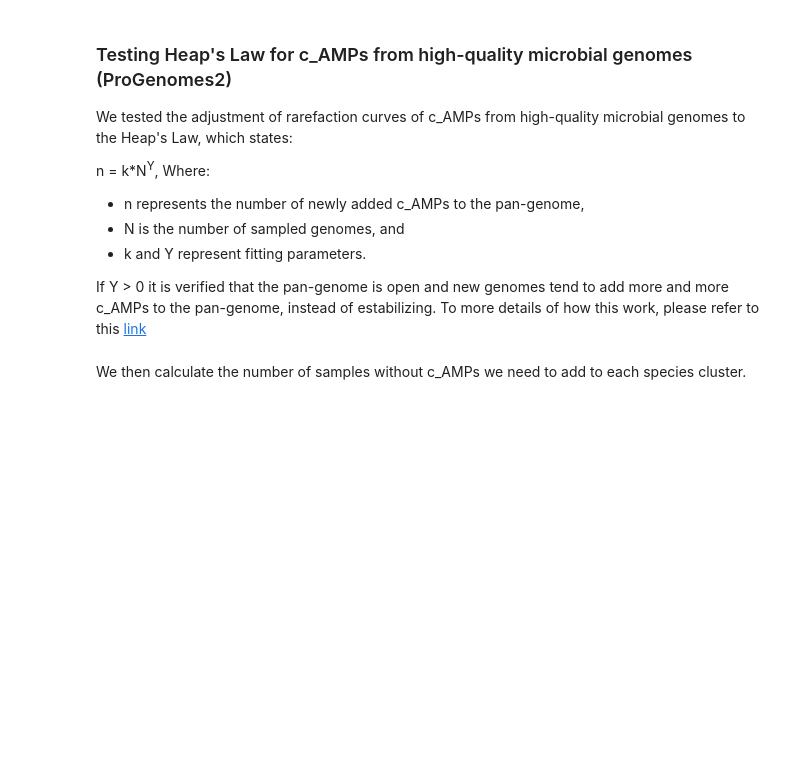
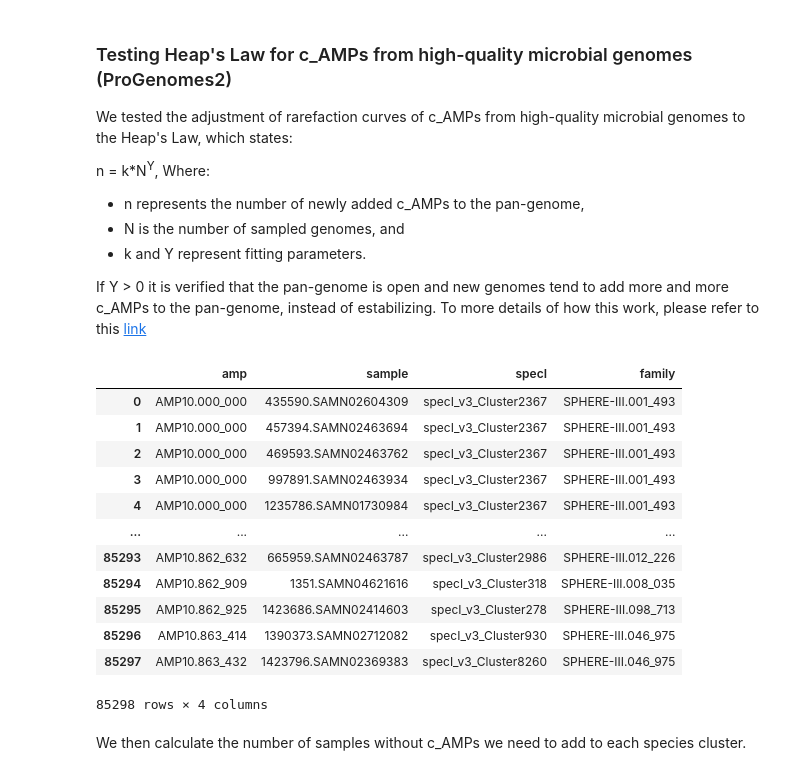
Before and after one commit to BigDataBiology/SantosJunior_Torres_2024_AMPSphere_v1, a Jupyter notebook: Manuscript_Analysis/testing_Heaps_law.ipynb, the cells around one changed output. Saved outputs shown, nothing was run; the diff lists cells and outputs as text; code cells hidden in the pictures; blank space fills up the shorter version.

```diff
--- a/Manuscript_Analysis/testing_Heaps_law.ipynb
+++ b/Manuscript_Analysis/testing_Heaps_law.ipynb
@@ -72,5 +73,24 @@ refdata = pd.read_table('data/gmsc_amp_genes_envohr_source.tsv.gz',
 refdata = refdata[refdata.is_metagenomic == False]
 refdata = refdata[~(refdata.specI.isna())]
 refdata = refdata[['amp','sample','specI']]
-refdata = refdata.groupby(['specI', 'sample'])['amp'].apply(lambda x: set(x)).reset_index()
-refdata.rename({'specI': 'source'}, axis=1, inplace=True)
+# %%
+families = pd.read_table('data/SPHERE_v.2022-03.levels_assessment.tsv.gz')
+families = families[['AMP accession', 'SPHERE_fam level III']]
+families.columns = ['amp', 'family']
+
+refdata = refdata.merge(on='amp', right=families)
+refdata
+# %% [output]
+|  | amp | sample | specI | family |
+| 0 | AMP10.000_000 | 435590.SAMN02604309 | specI_v3_Cluster2367 | SPHERE-III.001_493 |
+| 1 | AMP10.000_000 | 457394.SAMN02463694 | specI_v3_Cluster2367 | SPHERE-III.001_493 |
+| 2 | AMP10.000_000 | 469593.SAMN02463762 | specI_v3_Cluster2367 | SPHERE-III.001_493 |
+| 3 | AMP10.000_000 | 997891.SAMN02463934 | specI_v3_Cluster2367 | SPHERE-III.001_493 |
+| 4 | AMP10.000_000 | 1235786.SAMN01730984 | specI_v3_Cluster2367 | SPHERE-III.001_493 |
+| ... | ... | ... | ... | ... |
+| 85293 | AMP10.862_632 | 665959.SAMN02463787 | specI_v3_Cluster2986 | SPHERE-III.012_226 |
+| 85294 | AMP10.862_909 | 1351.SAMN04621616 | specI_v3_Cluster318 | SPHERE-III.008_035 |
+| 85295 | AMP10.862_925 | 1423686.SAMN02414603 | specI_v3_Cluster278 | SPHERE-III.098_713 |
+| 85296 | AMP10.863_414 | 1390373.SAMN02712082 | specI_v3_Cluster930 | SPHERE-III.046_975 |
+| 85297 | AMP10.863_432 | 1423796.SAMN02369383 | specI_v3_Cluster8260 | SPHERE-III.046_975 |
+85298 rows × 4 columns
```
Also changed, not shown: parts of 12 cells of this notebook, 3 other files.
